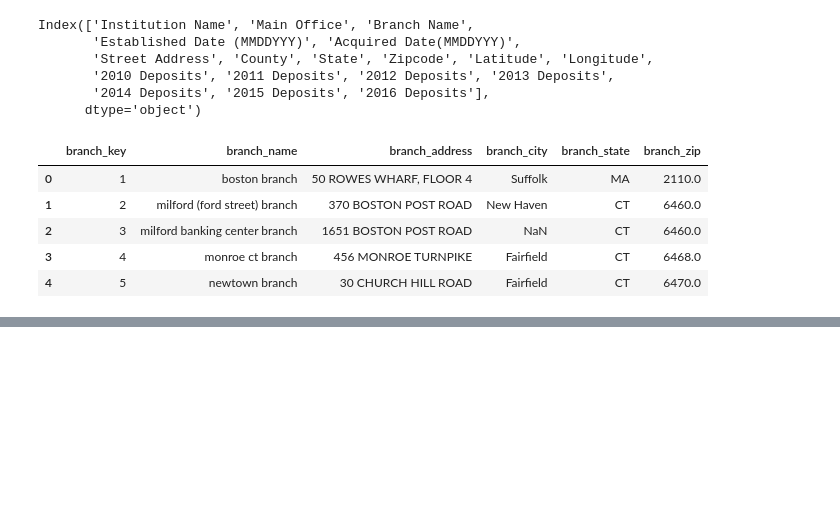
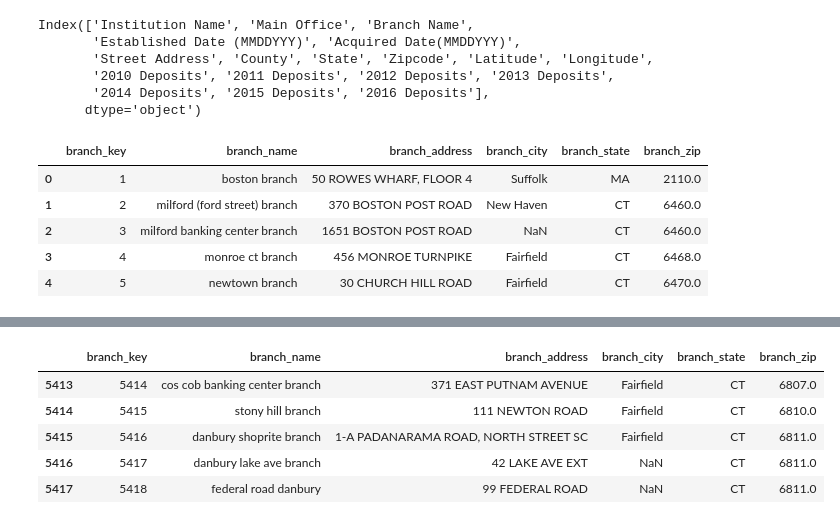
Before and after one commit to nestorivanmo/iimas-data-science, a Jupyter notebook: bde/practicas/Parte2-OLAP/Practica4/P4_Actividad_1_branch_equipo003.ipynb, the cells around one changed output, grey strips where cells are left out. Drawn from its saved outputs; the diff is of its cells as text; code cells hidden in the pictures; blank space fills up the shorter version.

```diff
--- a/bde/practicas/Parte2-OLAP/Practica4/P4_Actividad_1_branch_equipo003.ipynb
+++ b/bde/practicas/Parte2-OLAP/Practica4/P4_Actividad_1_branch_equipo003.ipynb
@@ -44,0 +78,3 @@ branch_df.to_csv('branch.csv', index=False)
+# %%
+dup = branch_df[branch_df.iloc[:,1:].duplicated()]
+print(dup.count())
@@ -44,0 +89,9 @@ branch_df.to_csv('branch.csv', index=False)
+# %%
+dup.head()
+# %% [output]
+|  | branch_key | branch_name | branch_address | branch_city | branch_state | branch_zip |
+| 5413 | 5414 | cos cob banking center branch | 371 EAST PUTNAM AVENUE | Fairfield | CT | 6807.0 |
+| 5414 | 5415 | stony hill branch | 111 NEWTON ROAD | Fairfield | CT | 6810.0 |
+| 5415 | 5416 | danbury shoprite branch | 1-A PADANARAMA ROAD, NORTH STREET SC | Fairfield | CT | 6811.0 |
+| 5416 | 5417 | danbury lake ave branch | 42 LAKE AVE EXT | NaN | CT | 6811.0 |
+| 5417 | 5418 | federal road danbury | 99 FEDERAL ROAD | NaN | CT | 6811.0 |
```
Also changed, not shown: parts of 4 cells of this notebook, 3 other files.
